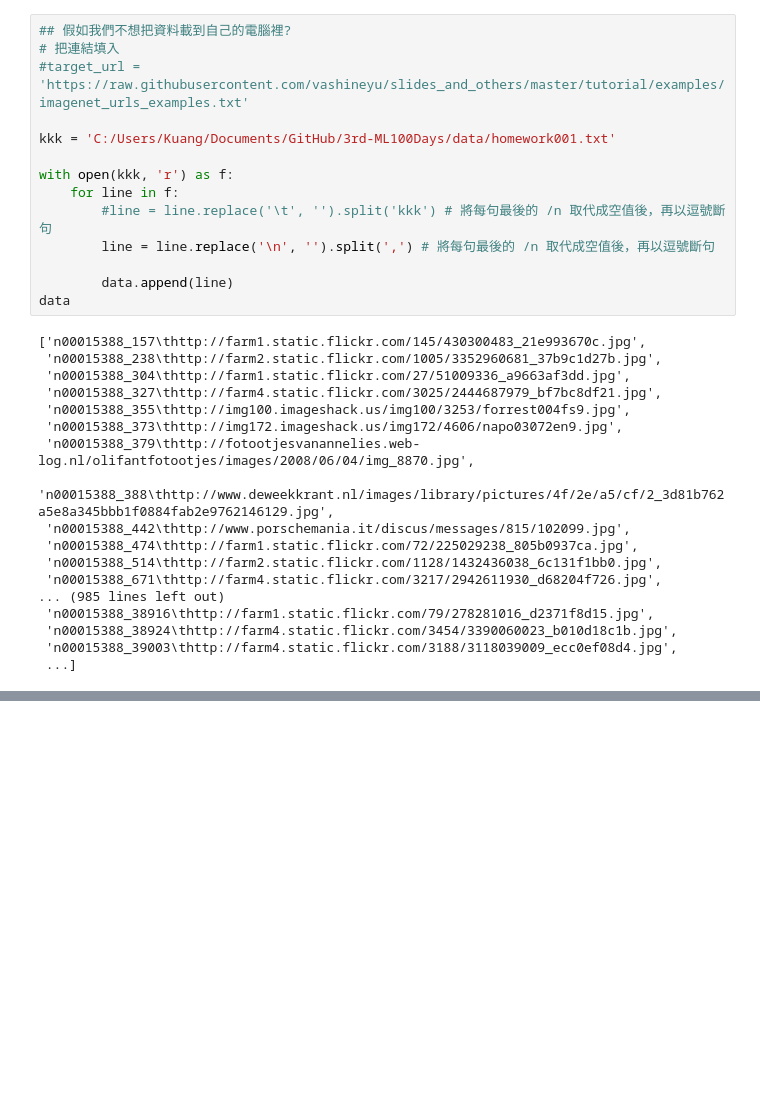
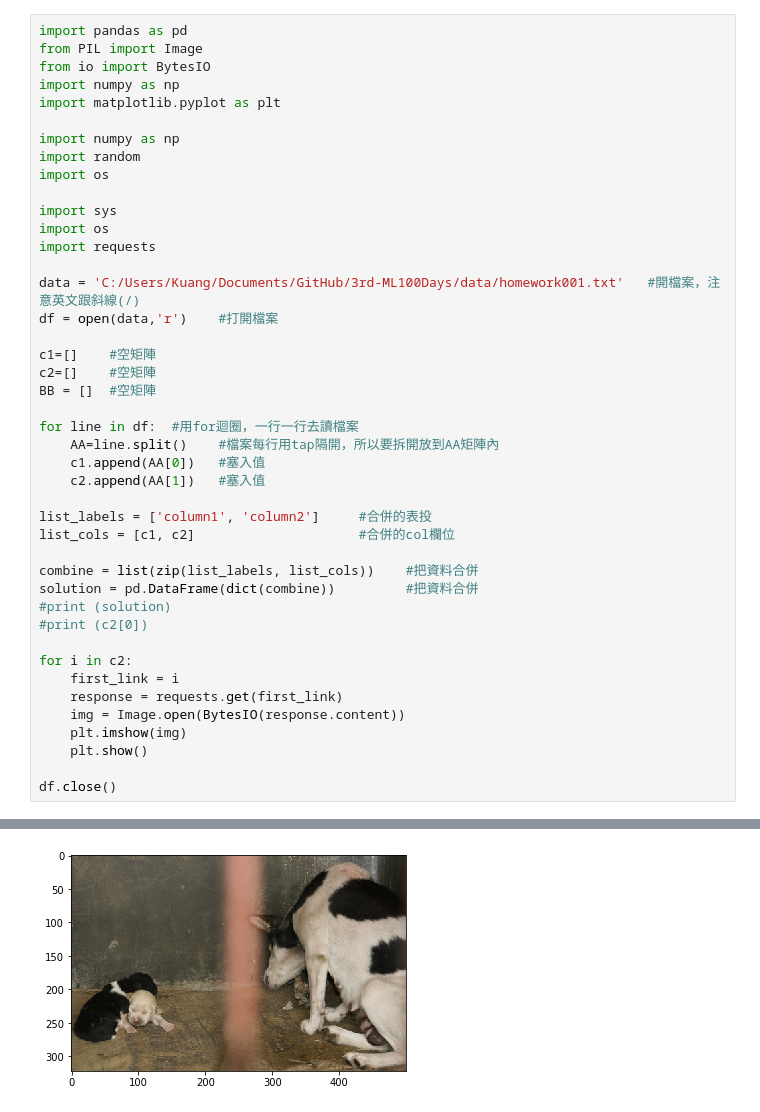
Before and after one commit to kuangpolu/3rd-ML100Days, a Jupyter notebook: Day_005-2_HW.ipynb, the cells around one changed output, grey strips where cells are left out. Drawn from its saved outputs; the diff is of its cells as text; blank space fills up the shorter version.

```diff
--- a/Day_005-2_HW.ipynb
+++ b/Day_005-2_HW.ipynb
@@ -57,32 +1,44 @@ plt.show()
-# %%
-## 假如我們不想把資料載到自己的電腦裡?
-# 把連結填入
-#target_url = 'https://raw.githubusercontent.com/vashineyu/slides_and_others/master/tutorial/examples/imagenet_urls_examples.txt'
-
-kkk = 'C:/Users/Kuang/Documents/GitHub/3rd-ML100Days/data/homework001.txt'
-
-with open(kkk, 'r') as f:
-    for line in f:
-        #line = line.replace('\t', '').split('kkk') # 將每句最後的 /n 取代成空值後，再以逗號斷句
-        line = line.replace('\n', '').split(',') # 將每句最後的 /n 取代成空值後，再以逗號斷句
-
-        data.append(line)
-data
-# %% [output]
-['n00015388_157\thttp://farm1.static.flickr.com/145/430300483_21e993670c.jpg',
- 'n00015388_238\thttp://farm2.static.flickr.com/1005/3352960681_37b9c1d27b.jpg',
- 'n00015388_304\thttp://farm1.static.flickr.com/27/51009336_a9663af3dd.jpg',
- 'n00015388_327\thttp://farm4.static.flickr.com/3025/2444687979_bf7bc8df21.jpg',
- 'n00015388_355\thttp://img100.imageshack.us/img100/3253/forrest004fs9.jpg',
- 'n00015388_373\thttp://img172.imageshack.us/img172/4606/napo03072en9.jpg',
- 'n00015388_379\thttp://fotootjesvanannelies.web-log.nl/olifantfotootjes/images/2008/06/04/img_8870.jpg',
- 'n00015388_388\thttp://www.deweekkrant.nl/images/library/pictures/4f/2e/a5/cf/2_3d81b762a5e8a345bbb1f0884fab2e9762146129.jpg',
- 'n00015388_442\thttp://www.porschemania.it/discus/messages/815/102099.jpg',
- 'n00015388_474\thttp://farm1.static.flickr.com/72/225029238_805b0937ca.jpg',
- 'n00015388_514\thttp://farm2.static.flickr.com/1128/1432436038_6c131f1bb0.jpg',
- 'n00015388_671\thttp://farm4.static.flickr.com/3217/2942611930_d68204f726.jpg',
-... (985 lines left out)
- 'n00015388_38916\thttp://farm1.static.flickr.com/79/278281016_d2371f8d15.jpg',
- 'n00015388_38924\thttp://farm4.static.flickr.com/3454/3390060023_b010d18c1b.jpg',
- 'n00015388_39003\thttp://farm4.static.flickr.com/3188/3118039009_ecc0ef08d4.jpg',
- ...]
+# %%
+import pandas as pd
+from PIL import Image
+from io import BytesIO
+import numpy as np
+import matplotlib.pyplot as plt
+
+import numpy as np
+import random
+import os
+
+import sys
+import os
+import requests
+
+data = 'C:/Users/Kuang/Documents/GitHub/3rd-ML100Days/data/homework001.txt'   #開檔案，注意英文跟斜線(/)
+df = open(data,'r')    #打開檔案
+
+c1=[]    #空矩陣
+c2=[]    #空矩陣
+BB = []  #空矩陣
+
+for line in df:  #用for迴圈，一行一行去讀檔案
+    AA=line.split()    #檔案每行用tap隔開，所以要拆開放到AA矩陣內
+    c1.append(AA[0])   #塞入值
+    c2.append(AA[1])   #塞入值
+
+list_labels = ['column1', 'column2']     #合併的表投
+list_cols = [c1, c2]                     #合併的col欄位
+
+combine = list(zip(list_labels, list_cols))    #把資料合併
+solution = pd.DataFrame(dict(combine))         #把資料合併
+#print (solution)
+#print (c2[0])
+
+for i in c2:
+    first_link = i
+    response = requests.get(first_link)
+    img = Image.open(BytesIO(response.content))
+    plt.imshow(img)
+    plt.show()
+
+df.close()
+# %% [output]
@@ -88,0 +46 @@ data
+[figure, added]
```
Also changed, not shown: parts of 9 cells of this notebook, 1 other file.
